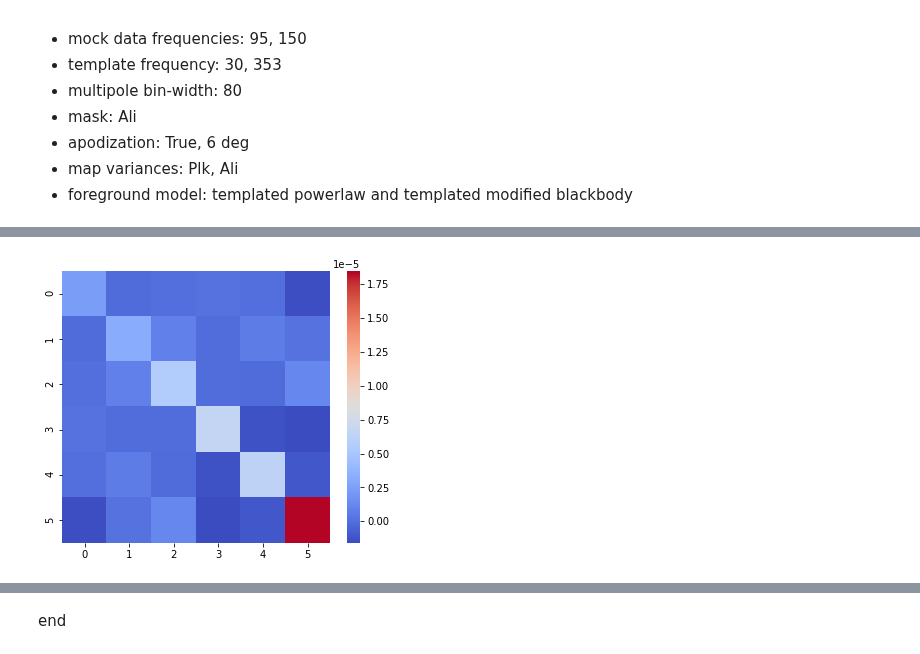
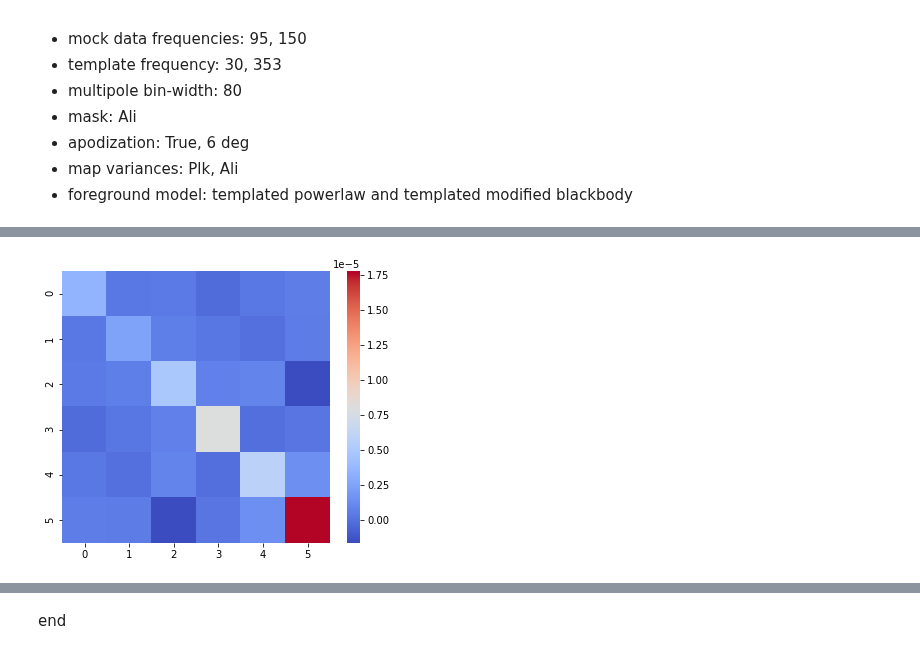
Before and after one commit to gioacchinowang/afra, a Jupyter notebook: tutorials/tutorial08.ipynb, the cells around one changed output, grey strips where cells are left out. Saved outputs shown, nothing was run; the diff lists cells and outputs as text; code cells hidden in the pictures.

```diff
--- a/tutorials/tutorial08.ipynb
+++ b/tutorials/tutorial08.ipynb
@@ -249,36 +257,29 @@ Removed no burn in
 - foreground model: templated powerlaw and templated modified blackbody
 # %%
 %%time
-
-FREQS = [95.,150.]
-TARGET = 'B'
-NSAMP = 40
-APOSCALE = 6.
-PSBIN = 60
-LMIN = 50
-LMAX = 200
-
-pipeline = af.tpfpipe(fullmap,mask=mask,variances=fullvar,fwhms=fullbeam,target=TARGET)
-pre_rslt = pipeline.preprocess(aposcale=APOSCALE,psbin=PSBIN,lmin=LMIN,lmax=LMAX,nsamp=NSAMP)
-
-fig,ax = plt.subplots(figsize=(6,5))
-sns.heatmap(pre_rslt[3],cmap='coolwarm',annot=False,ax=ax)
 
 tmpmap = dict()
 tmpmap[30] = map30f
 tmpmap[353] = map353f
 
-c = syncdustmodel(freqlist=FREQS,target=TARGET,mask=mask,aposcale=APOSCALE,psbin=PSBIN,lmin=LMIN,lmax=LMAX,
+pipeline = af.tpfpipe(fullmap,noises=fullnoise,fiducials=fullfiducial,mask=mask,fwhms=fullbeam,
+                      templates=tmpmap,template_fwhms=None,targets=TARGET)
+pre_rslt = pipeline.preprocess(aposcale=APOSCALE,psbin=PSBIN,lmin=LMIN,lmax=LMAX)
+
+fig,ax = plt.subplots(figsize=(6,5))
+sns.heatmap(pre_rslt[3],cmap='coolwarm',annot=False,ax=ax)
+
+c = syncdustmodel(freqlist=FREQS,targets=TARGET,mask=mask,aposcale=APOSCALE,psbin=PSBIN,lmin=LMIN,lmax=LMAX,
                   templates=tmpmap,template_fwhms=None)
 c.reset({'beta_s':-3.3})
 c.reset({'beta_d':1.5})
 c.reset({'rho':0.1})
 
-b = cmbmodel(freqlist=FREQS,target=TARGET,mask=mask,aposcale=APOSCALE,psbin=PSBIN,lmin=LMIN,lmax=LMAX)
+b = cmbmodel(freqlist=FREQS,targets=TARGET,mask=mask,aposcale=APOSCALE,psbin=PSBIN,lmin=LMIN,lmax=LMAX)
 
 # update CMB band powers by realistic values
-est = pstimator(nside=NSIDE,mask=mask,aposcale=APOSCALE,psbin=PSBIN,lmin=LMIN,lmax=LMAX,target=TARGET)
-auto_cmb_b = est.autoBP(mapcmb)
+est = pstimator(nside=NSIDE,mask=mask,aposcale=APOSCALE,psbin=PSBIN,lmin=LMIN,lmax=LMAX,targets=TARGET)
+auto_cmb_b = est.autoBP(mapcmb[0])
 for i in range(len(auto_cmb_b[0])):
     name = 'bp_c_B_'+str(auto_cmb_b[0][i])
     b.reset({name: auto_cmb_b[1][i]})
@@ -295,4 +296,4 @@ Wall time: 6min 11s
-[figure, old version]
+[figure, new version]
 # %%
 names = [r'$D_1$',r'$D_2$',r'$\beta_s$',r'$\beta_d$',r'$\rho$']
 truths = list(auto_cmb_b[1]) + [-3.3,1.5,0.1]
```
Also changed, not shown: parts of 7 cells of this notebook, 17 other files.
